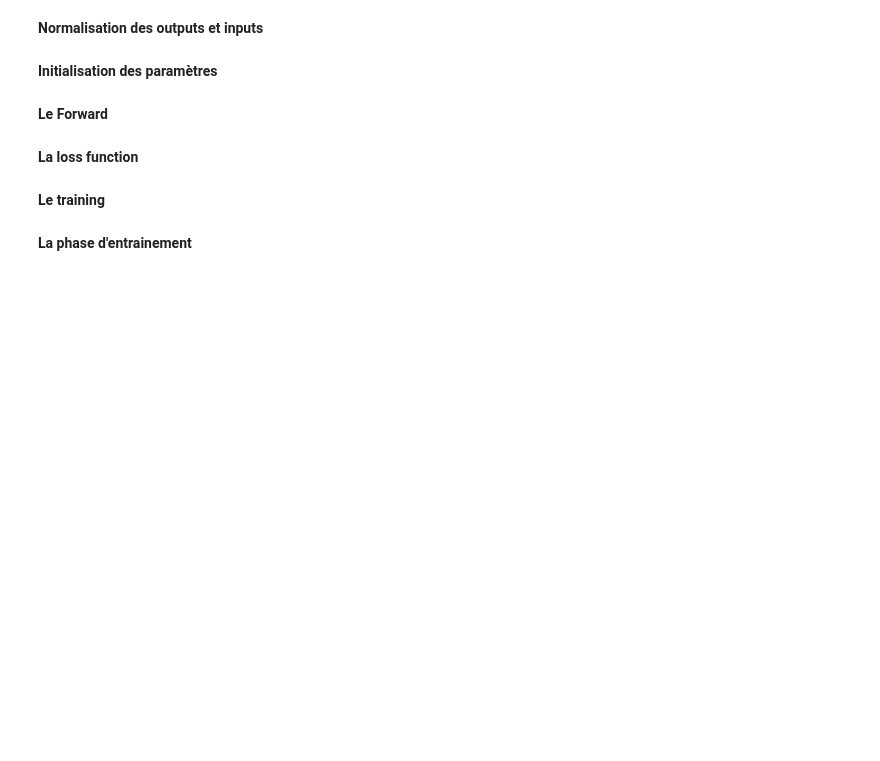
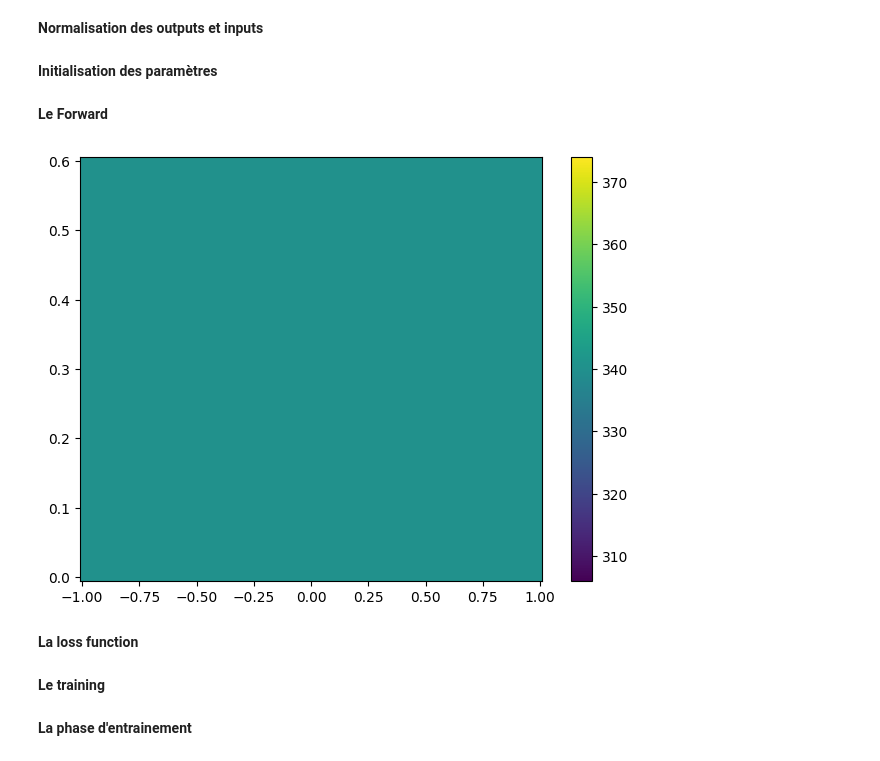
Before and after one commit to Mintche/Internship-PINNs, a Jupyter notebook: 2D Wave Guide/WaveGuide_PINN_scd.ipynb, the cells around one changed output. Drawn from its saved outputs; the diff is of its cells as text; code cells hidden in the pictures; blank space fills up the shorter version.

```diff
--- a/2D Wave Guide/WaveGuide_PINN_scd.ipynb
+++ b/2D Wave Guide/WaveGuide_PINN_scd.ipynb
@@ -126,6 +132,21 @@ def forward_params(layers,X):
         Z = jax.nn.tanh(Z @ layers[i]["W"] + layers[i]["b"])
     Z = msq_min + (msq_max-msq_min) * jax.nn.sigmoid(Z @ layers[-1]["W"] + layers[-1]["b"])
     return Z.squeeze()
+# %%
+def c(x,y):
+    return 1/jnp.sqrt(forward_params(layers_m, jnp.array([x, y])))
+
+x = np.linspace(-1,1,100)
+y = np.linspace(0,0.6,50)
+
+c_grid = jax.vmap(jax.vmap(c, in_axes=(0, None)), in_axes=(None, 0))(x,2*y/H-1)
+
+plt.pcolormesh(x, y, c_grid)
+plt.colorbar()
+plt.tight_layout()
+plt.show()
+# %% [output]
+[figure, added]
 # %% [markdown]
 **La loss function**
 # %%
```
Also changed, not shown: parts of 5 cells of this notebook, 6 other files.
